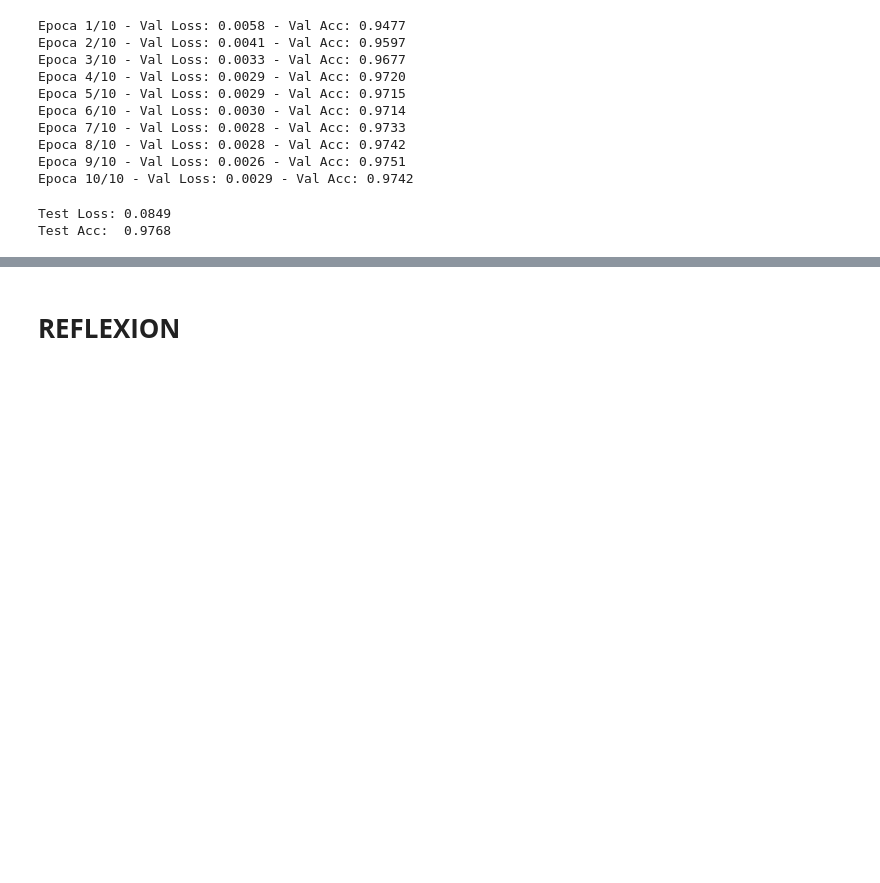
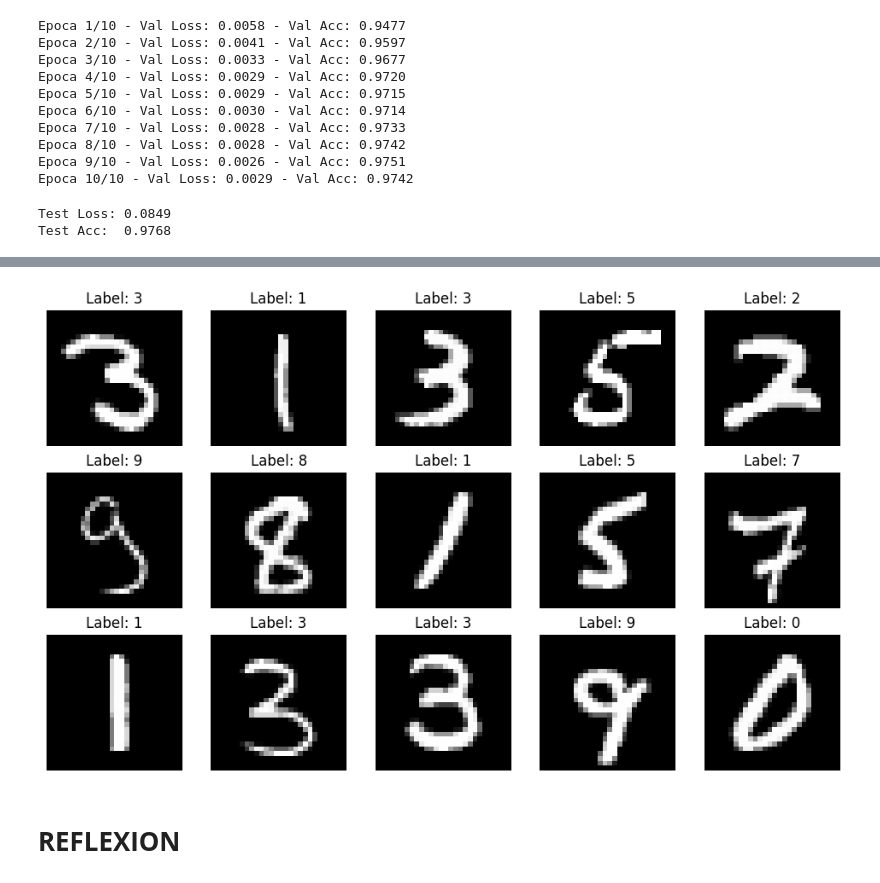
Before and after one commit to edgardlt03/ICO-Trabajos, a Jupyter notebook: Feed_Forward_Network_con_PyTorch.ipynb, the cells around one changed output, grey strips where cells are left out. Cells and saved outputs as stored; diff of their text form; code cells hidden in the pictures; blank space fills up the shorter version.

```diff
--- a/Feed_Forward_Network_con_PyTorch.ipynb
+++ b/Feed_Forward_Network_con_PyTorch.ipynb
@@ -263,3 +312,14 @@ Test Acc:  0.9768
+# %%
+fig, axes = plt.subplots(3, 5, figsize=(12, 7))
+for i, ax in enumerate(axes.flat):
+    random_idx = torch.randint(0, len(test_ds), (1,)).item()
+    img, label = test_ds[random_idx]
+    ax.imshow(img.reshape(28, 28), cmap=plt.get_cmap('gray'))
+    ax.set_title(f'Label: {label}')
+    ax.axis('off')
+plt.show()
+# %% [output]
+[figure, added]
 # %% [markdown]
 # **REFLEXION**
 # %% [markdown]
```
Also changed, not shown: parts of 2 cells of this notebook.
